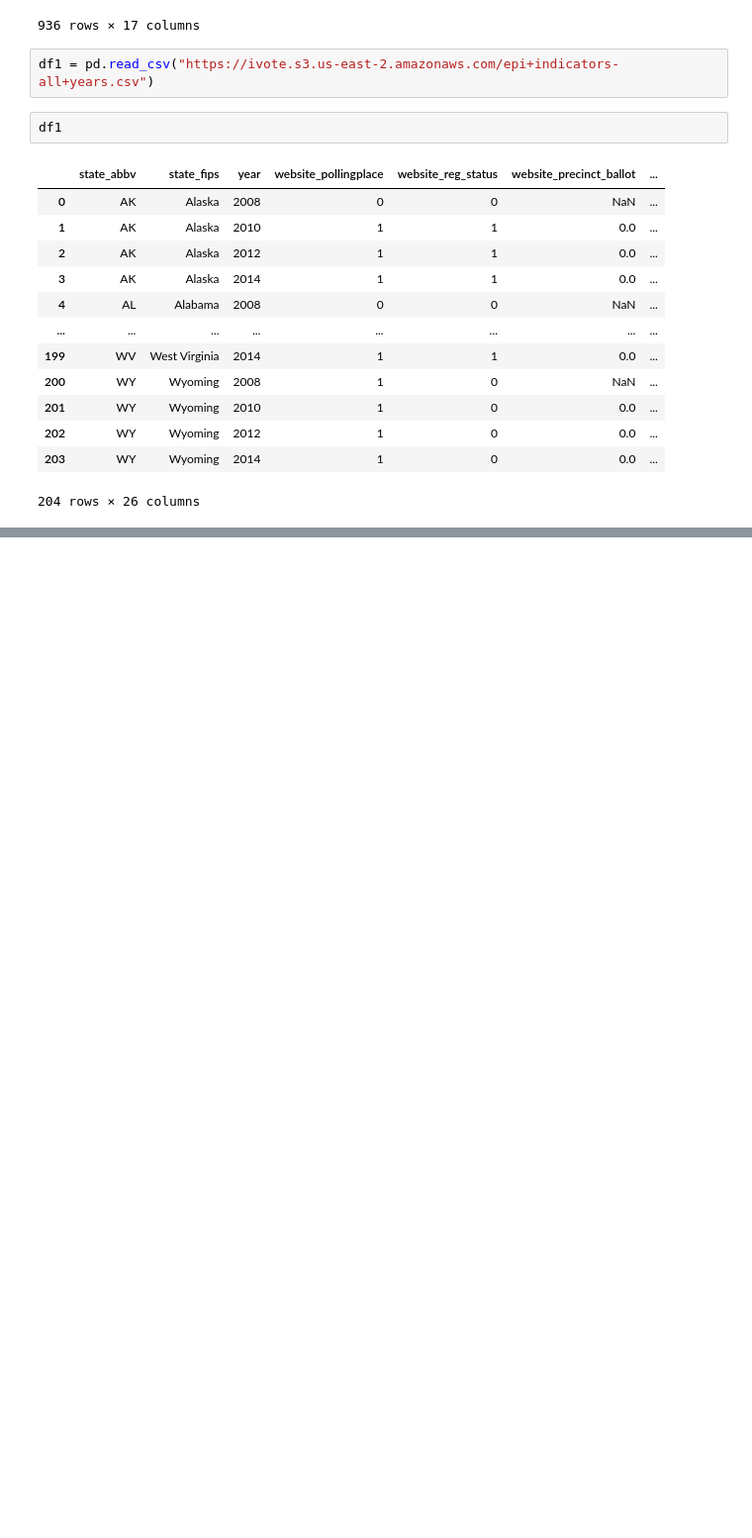
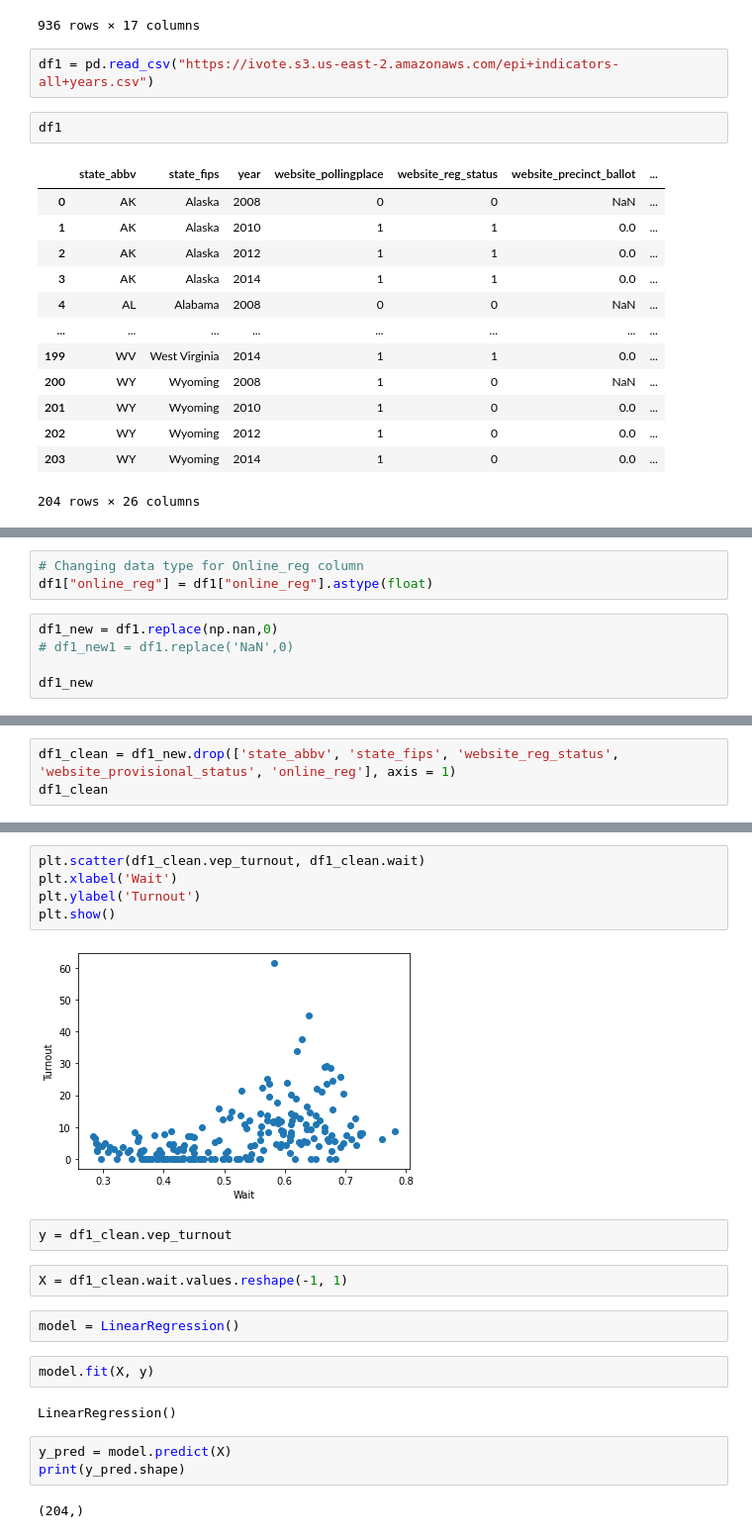
Before and after one commit to mmingoia/HTML_MN_Group_Project, a Jupyter notebook: election.ipynb, the cells around one changed output, grey strips where cells are left out. Shown: that part at 99% size. Drawn from its saved outputs; the diff is of its cells as text; blank space fills up the shorter version.

Commit message:
Uploading updated file with Linear regression model

```diff
--- a/election.ipynb
+++ b/election.ipynb
@@ -40,0 +66,8 @@ df1
+# %%
+# Changing data type for Online_reg column
+df1["online_reg"] = df1["online_reg"].astype(float)
+# %%
+df1_new = df1.replace(np.nan,0)
+# df1_new1 = df1.replace('NaN',0)
+
+df1_new
@@ -40,0 +104,3 @@ df1
+# %%
+df1_clean = df1_new.drop(['state_abbv', 'state_fips', 'website_reg_status', 'website_provisional_status', 'online_reg'], axis = 1)
+df1_clean
@@ -40,0 +121,22 @@ df1
+# %%
+plt.scatter(df1_clean.vep_turnout, df1_clean.wait)
+plt.xlabel('Wait')
+plt.ylabel('Turnout')
+plt.show()
+# %% [output]
+[figure, added]
+# %%
+y = df1_clean.vep_turnout
+# %%
+X = df1_clean.wait.values.reshape(-1, 1)
+# %%
+model = LinearRegression()
+# %%
+model.fit(X, y)
+# %% [output]
+LinearRegression()
+# %%
+y_pred = model.predict(X)
+print(y_pred.shape)
+# %% [output]
+(204,)
```
Also changed, not shown: parts of 8 cells of this notebook.
